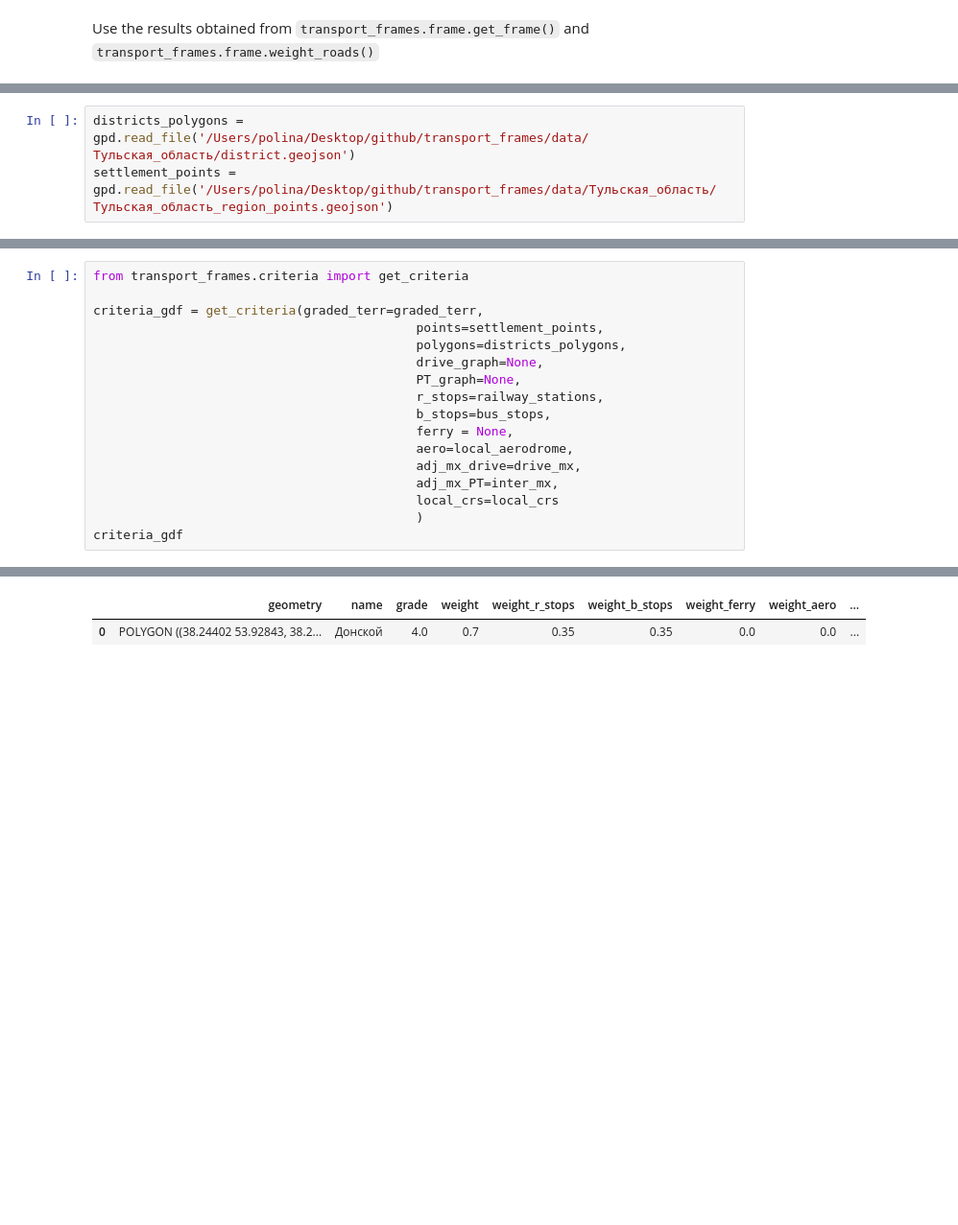
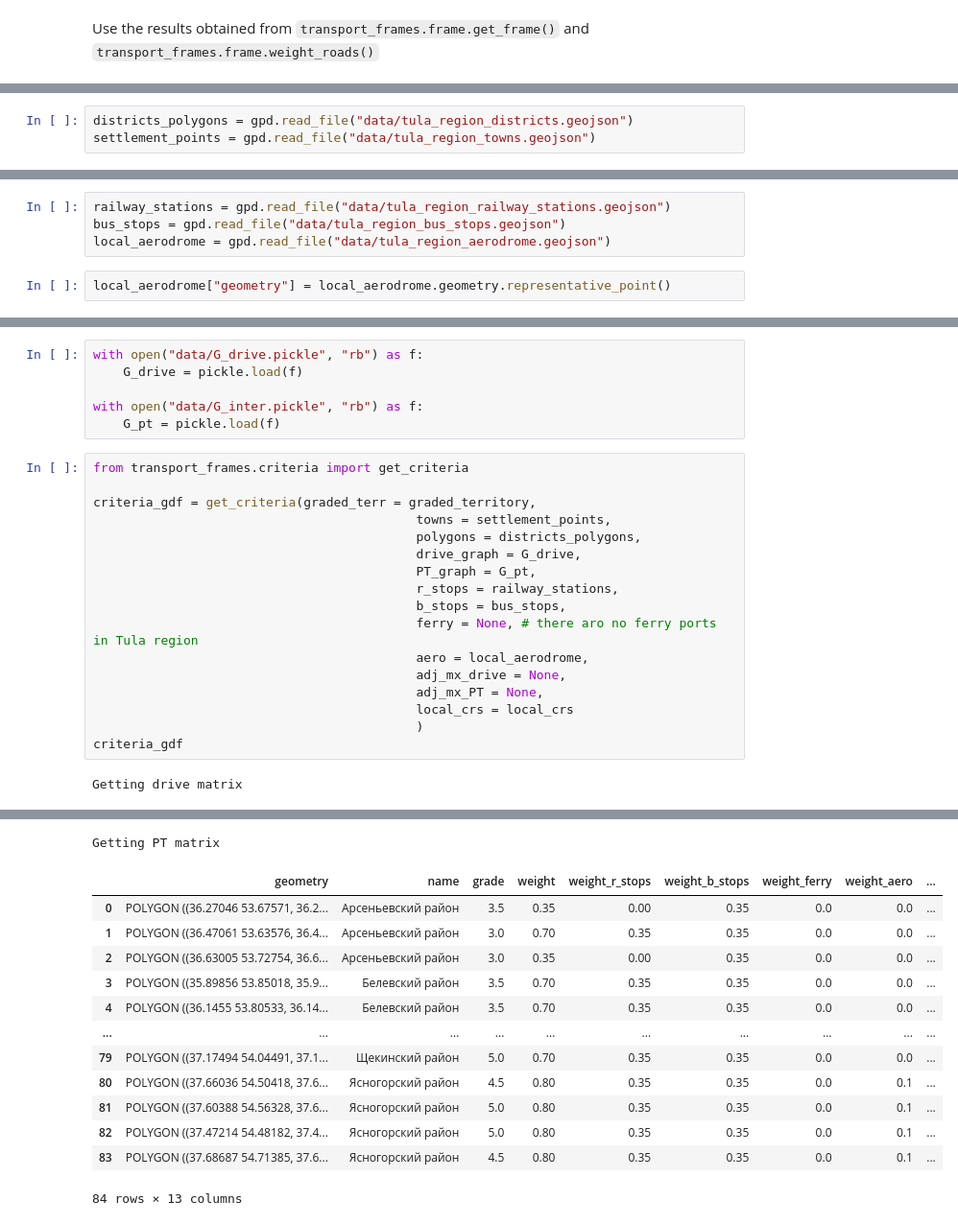
Before and after one commit to blackcoster/transport_frames, a Jupyter notebook: examples/3_criteria.ipynb, the cells around one changed output, grey strips where cells are left out. Shown at 96% size. Cells and saved outputs as stored; diff of their text form; blank space fills up the shorter version.

```diff
--- a/examples/3_criteria.ipynb
+++ b/examples/3_criteria.ipynb
@@ -46,4 +78,4 @@ District polygons and settlement points are used for calculating quartile of set
 # %%
-districts_polygons = gpd.read_file('/Users/polina/Desktop/github/transport_frames/data/Тульская_область/district.geojson')
-settlement_points = gpd.read_file('/Users/polina/Desktop/github/transport_frames/data/Тульская_область/Тульская_область_region_points.geojson')
+districts_polygons = gpd.read_file("data/tula_region_districts.geojson")
+settlement_points = gpd.read_file("data/tula_region_towns.geojson")
 # %% [markdown]
@@ -69,0 +83,6 @@ inter_mx = pd.read_pickle('pt_mx.pkl')
+# %%
+railway_stations = gpd.read_file("data/tula_region_railway_stations.geojson")
+bus_stops = gpd.read_file("data/tula_region_bus_stops.geojson")
+local_aerodrome = gpd.read_file("data/tula_region_aerodrome.geojson")
+# %%
+local_aerodrome["geometry"] = local_aerodrome.geometry.representative_point()
@@ -70,18 +149,25 @@ inter_mx = pd.read_pickle('pt_mx.pkl')
+# %%
+with open("data/G_drive.pickle", "rb") as f:
+    G_drive = pickle.load(f)
+
+with open("data/G_inter.pickle", "rb") as f:
+    G_pt = pickle.load(f)
 # %%
 from transport_frames.criteria import get_criteria
 
-criteria_gdf = get_criteria(graded_terr=graded_terr,
-                                           points=settlement_points,
-                                           polygons=districts_polygons,
-                                           drive_graph=None,
-                                           PT_graph=None,
-                                           r_stops=railway_stations,
-                                           b_stops=bus_stops,
-                                           ferry = None,
-                                           aero=local_aerodrome,
-                                           adj_mx_drive=drive_mx,
-                                           adj_mx_PT=inter_mx,
-                                           local_crs=local_crs
+criteria_gdf = get_criteria(graded_terr = graded_territory,
+                                           towns = settlement_points,
+                                           polygons = districts_polygons,
+                                           drive_graph = G_drive,
+                                           PT_graph = G_pt,
+                                           r_stops = railway_stations,
+                                           b_stops = bus_stops,
+                                           ferry = None, # there aro no ferry ports in Tula region
+                                           aero = local_aerodrome,
+                                           adj_mx_drive = None,
+                                           adj_mx_PT = None,
+                                           local_crs = local_crs
                                            )
 criteria_gdf
 # %% [output]
+Getting drive matrix
@@ -88,2 +175,14 @@ criteria_gdf
+Getting PT matrix
 |  | geometry | name | grade | weight | weight_r_stops | weight_b_stops | weight_ferry | weight_aero | ... |
-| 0 | POLYGON ((38.24402 53.92843, 38.2... | Донской | 4.0 | 0.7 | 0.35 | 0.35 | 0.0 | 0.0 | ... |
+| 0 | POLYGON ((36.27046 53.67571, 36.2... | Арсеньевский район | 3.5 | 0.35 | 0.00 | 0.35 | 0.0 | 0.0 | ... |
+| 1 | POLYGON ((36.47061 53.63576, 36.4... | Арсеньевский район | 3.0 | 0.70 | 0.35 | 0.35 | 0.0 | 0.0 | ... |
+| 2 | POLYGON ((36.63005 53.72754, 36.6... | Арсеньевский район | 3.0 | 0.35 | 0.00 | 0.35 | 0.0 | 0.0 | ... |
+| 3 | POLYGON ((35.89856 53.85018, 35.9... | Белевский район | 3.5 | 0.70 | 0.35 | 0.35 | 0.0 | 0.0 | ... |
+| 4 | POLYGON ((36.1455 53.80533, 36.14... | Белевский район | 3.5 | 0.70 | 0.35 | 0.35 | 0.0 | 0.0 | ... |
+| ... | ... | ... | ... | ... | ... | ... | ... | ... | ... |
+| 79 | POLYGON ((37.17494 54.04491, 37.1... | Щекинский район | 5.0 | 0.70 | 0.35 | 0.35 | 0.0 | 0.0 | ... |
+| 80 | POLYGON ((37.66036 54.50418, 37.6... | Ясногорский район | 4.5 | 0.80 | 0.35 | 0.35 | 0.0 | 0.1 | ... |
+| 81 | POLYGON ((37.60388 54.56328, 37.6... | Ясногорский район | 5.0 | 0.80 | 0.35 | 0.35 | 0.0 | 0.1 | ... |
+| 82 | POLYGON ((37.47214 54.48182, 37.4... | Ясногорский район | 5.0 | 0.80 | 0.35 | 0.35 | 0.0 | 0.1 | ... |
+| 83 | POLYGON ((37.68687 54.71385, 37.6... | Ясногорский район | 4.5 | 0.80 | 0.35 | 0.35 | 0.0 | 0.1 | ... |
+84 rows × 13 columns
```
Also changed, not shown: parts of 20 cells of this notebook, 12 other files.
